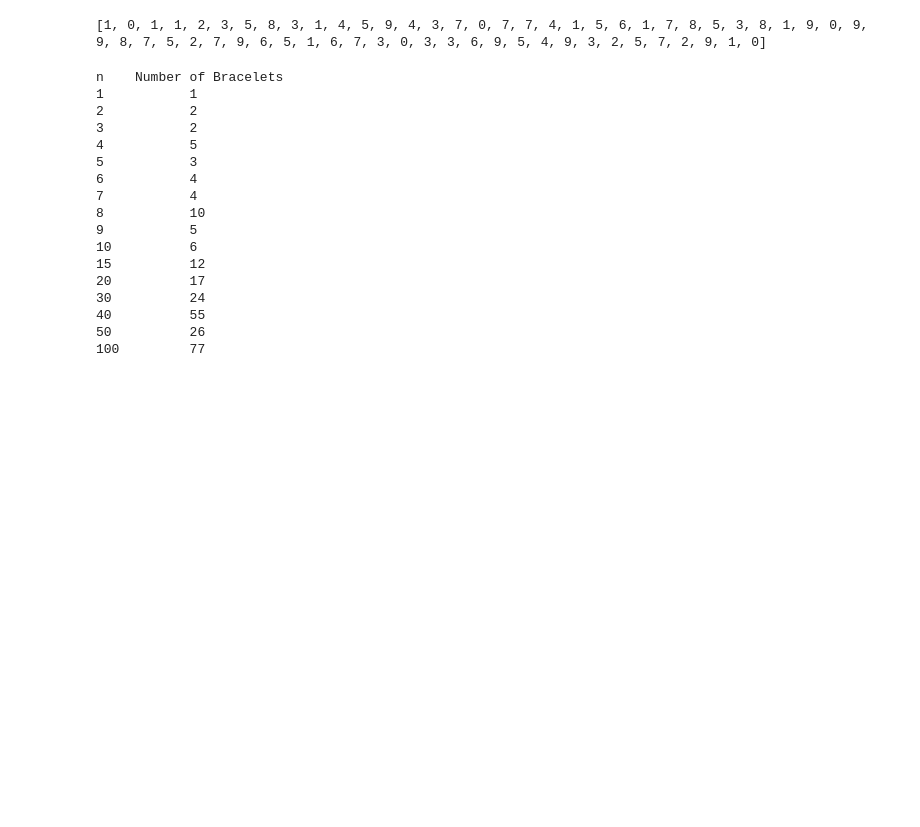
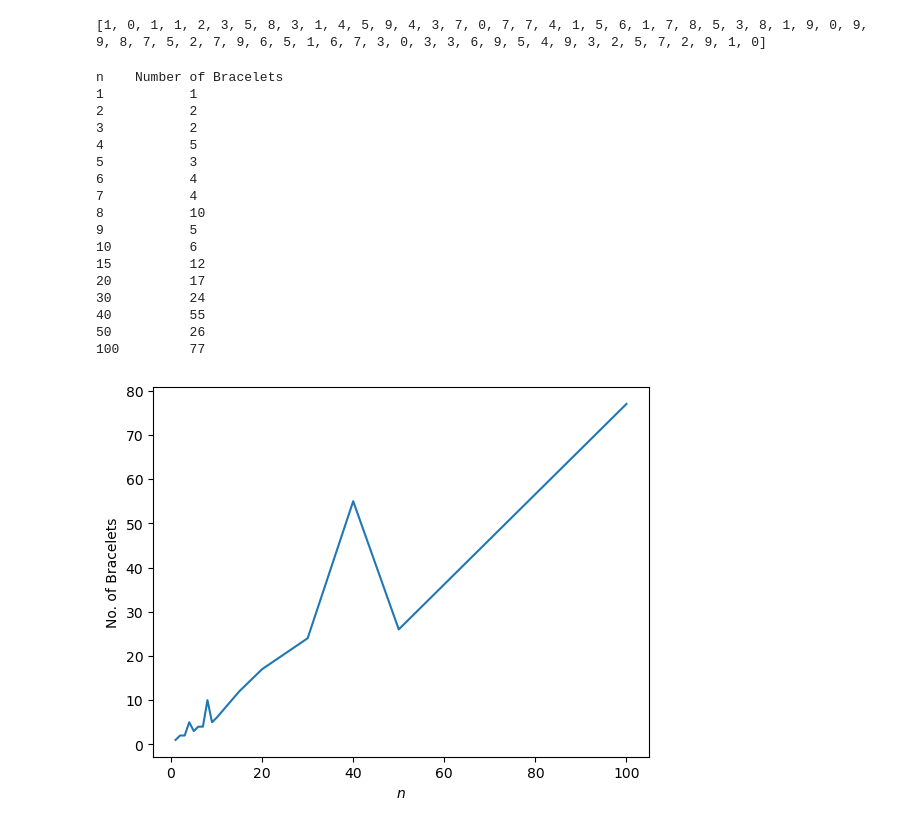
Before and after one commit to BRobertson773/MA3K7, a Jupyter notebook: Assignment 1.ipynb, the cells around one changed output. Drawn from its saved outputs; the diff is of its cells as text; code cells hidden in the pictures; blank space fills up the shorter version.

```diff
--- a/Assignment 1.ipynb
+++ b/Assignment 1.ipynb
@@ -131,24 +131,34 @@ print(bracelet2(1,0))
 # %%
 
 print("n    Number of Bracelets")
 
-for n in [1,2,3,4,5,6,7,8,9,10,15,20,30,40,50,100]:
+noofbrclts = []
+x = [1,2,3,4,5,6,7,8,9,10,15,20,30,40,50,100]
+
+for n in x:
     print(str(n) + '\t    ' + str(bracelet_counter(n)[0]))
+    noofbrclts.append(bracelet_counter(n)[0])
+
+plt.plot(x,noofbrclts)
+plt.xlabel('$n$')
+plt.ylabel('No. of Bracelets')
+plt.show()
 # %% [output]
 n    Number of Bracelets
 1           1
 2           2
 3           2
 4           5
 5           3
 6           4
 7           4
 8           10
 9           5
 10          6
 15          12
 20          17
 30          24
 40          55
 50          26
 100         77
+[figure, added]
```
